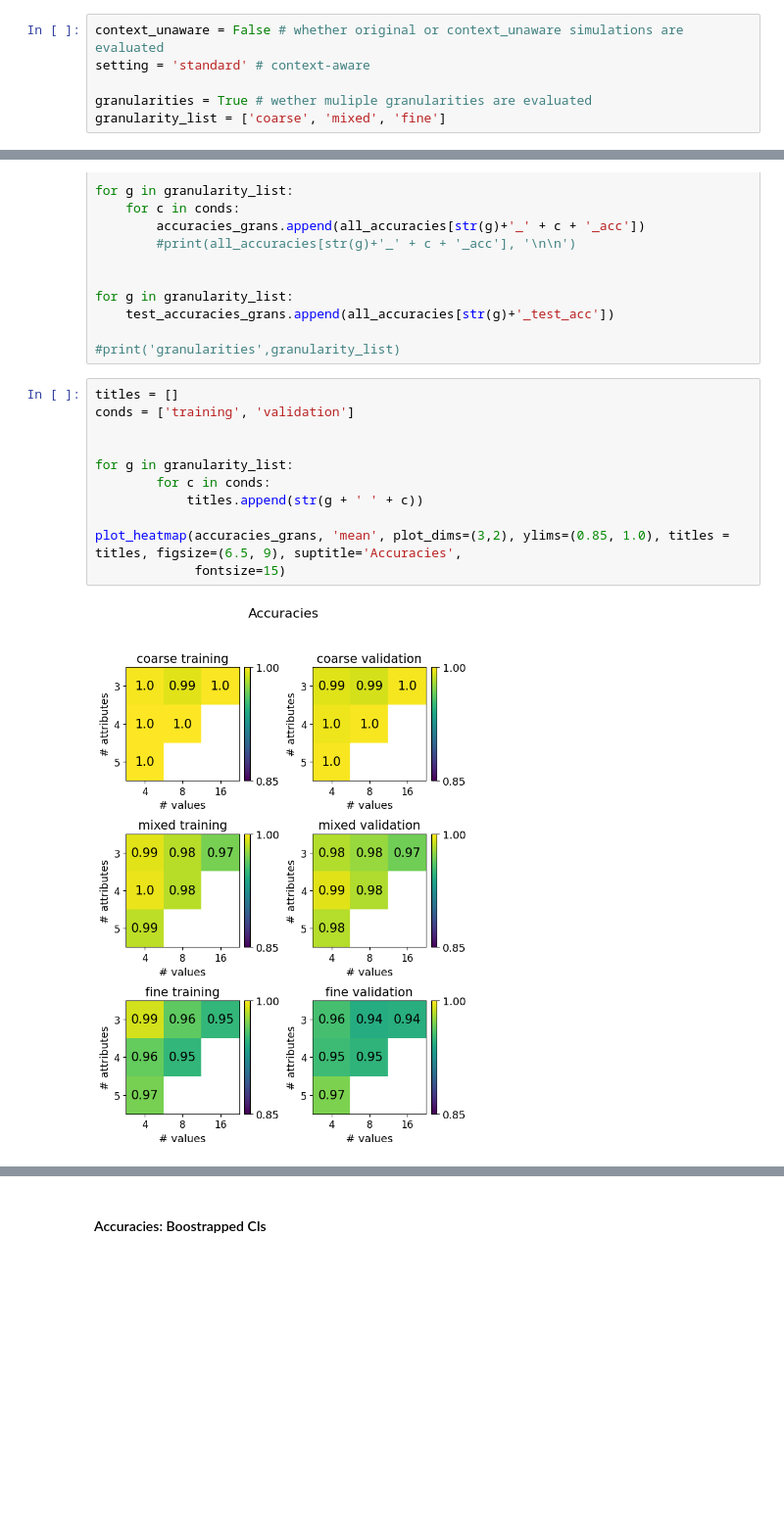
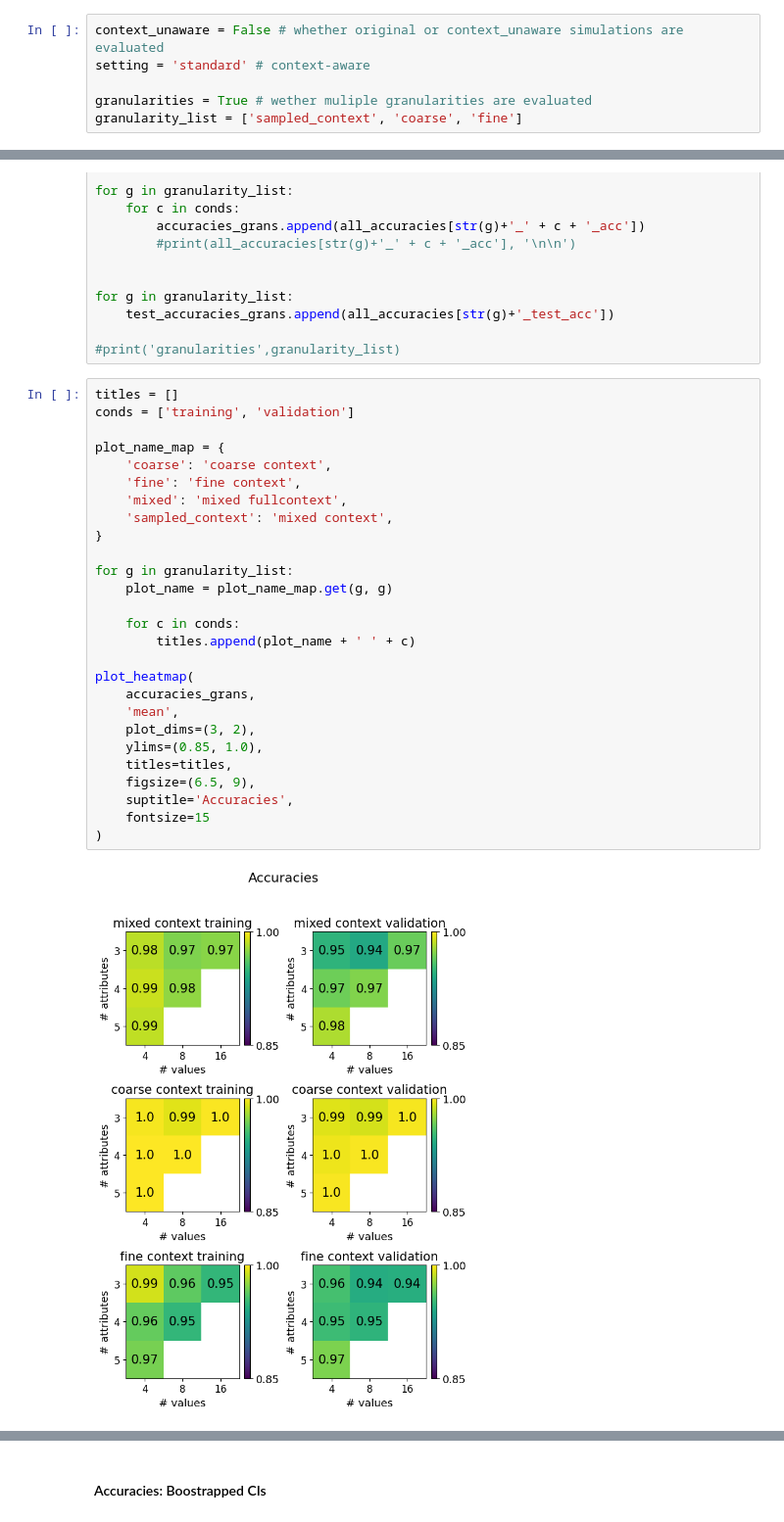
Before and after one commit to abriotto/context-granularity, a Jupyter notebook: analysis_quantitative.ipynb, the cells around one changed output, grey strips where cells are left out. Shown at 98% size. Cells and saved outputs as stored; diff of their text form; blank space fills up the shorter version.

```diff
--- a/analysis_quantitative.ipynb
+++ b/analysis_quantitative.ipynb
@@ -28,7 +28,7 @@ context_unaware = False # whether original or context_unaware simulations are ev
 setting = 'standard' # context-aware
 
 granularities = True # wether muliple granularities are evaluated
-granularity_list = ['coarse', 'mixed', 'fine']
+granularity_list = ['sampled_context', 'coarse', 'fine']
 # %% [markdown]
 ### Accuracies
 # %% [markdown]
@@ -91,16 +137,32 @@ for g in granularity_list:
 # %%
 titles = []
 conds = ['training', 'validation']
 
+plot_name_map = {
+    'coarse': 'coarse context',
+    'fine': 'fine context',
+    'mixed': 'mixed fullcontext',
+    'sampled_context': 'mixed context',
+}
 
 for g in granularity_list:
-        for c in conds:
-            titles.append(str(g + ' ' + c))
+    plot_name = plot_name_map.get(g, g)
 
-plot_heatmap(accuracies_grans, 'mean', plot_dims=(3,2), ylims=(0.85, 1.0), titles = titles, figsize=(6.5, 9), suptitle='Accuracies',
-             fontsize=15)
+    for c in conds:
+        titles.append(plot_name + ' ' + c)
+
+plot_heatmap(
+    accuracies_grans,
+    'mean',
+    plot_dims=(3, 2),
+    ylims=(0.85, 1.0),
+    titles=titles,
+    figsize=(6.5, 9),
+    suptitle='Accuracies',
+    fontsize=15
+)
 # %% [output]
-[figure, old version]
+[figure, new version]
 # %%
 for gran in granularity_list:
     print(gran + ' granularity: ')
```
Also changed, not shown: parts of 20 cells of this notebook.
